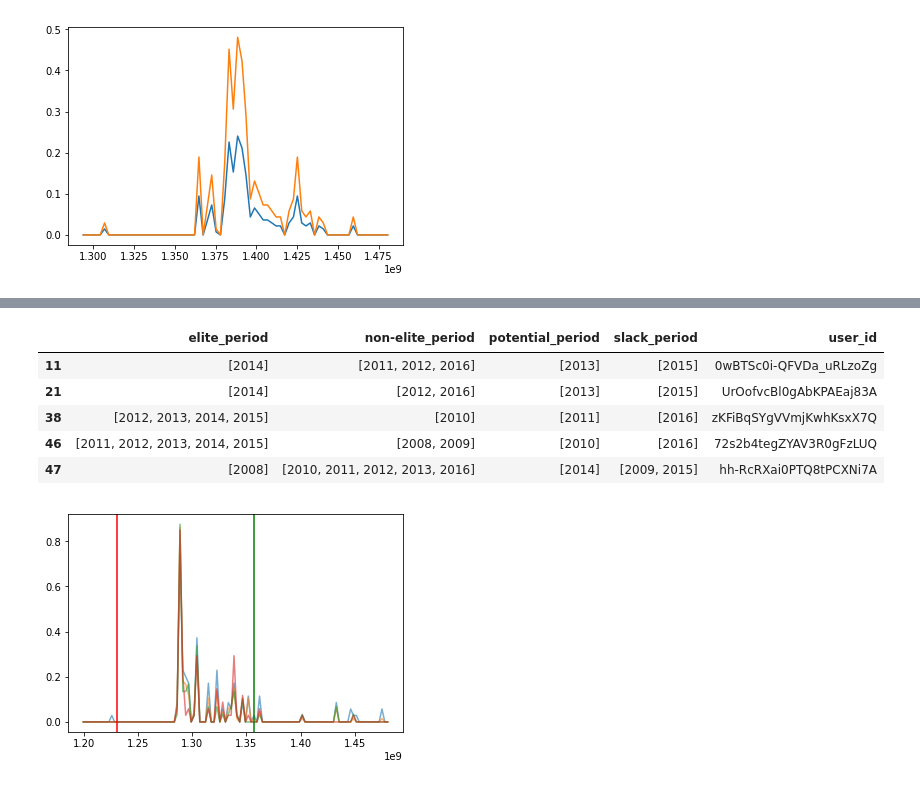
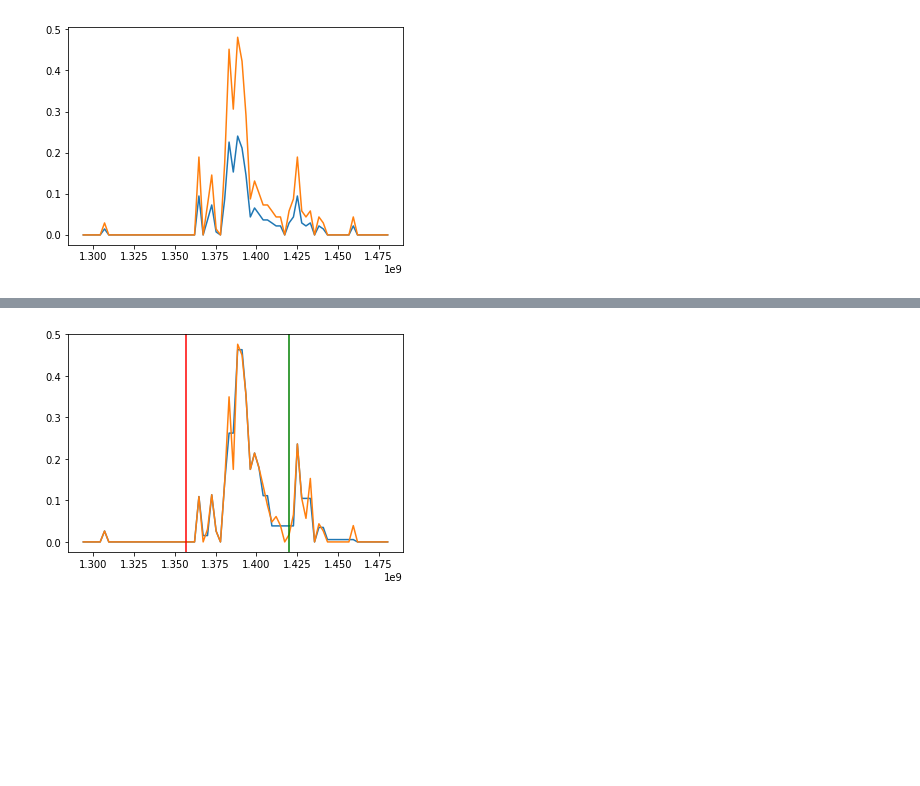
Before and after one commit to CornellDataScience/Yelp, a Jupyter notebook: salt-baes/Kenta/Dynamic_Time_Warping.ipynb, the cells around one changed output, grey strips where cells are left out. Drawn from its saved outputs; the diff is of its cells as text; code cells hidden in the pictures; blank space fills up the shorter version.

Commit message:
time series anomalie detection

```diff
--- a/salt-baes/Kenta/Dynamic_Time_Warping.ipynb
+++ b/salt-baes/Kenta/Dynamic_Time_Warping.ipynb
@@ -514,37 +571,15 @@ for i in slack[0]:
+# %%
+from sklearn.tree import DecisionTreeRegressor
+DTregr = DecisionTreeRegressor(max_depth=5)
+y_dt = DTregr.fit(np.asarray(t).reshape(-1,1), un).predict(np.asarray(t).reshape(-1,1))
 # %%
-def drawGraph(user):
-    t,d,s,a,w,c,u,f,a_w,a_c,a_f,a_u, a_s = plotData(user)
-    t = [int(time.mktime(x.timetuple())) for x in t]
-    dn = np.asarray(d).reshape(-1,1)
-    dn = normalize(dn, axis=0).ravel()
-    un = np.asarray(u).reshape(-1,1)
-    un = normalize(un, axis=0).ravel()
-    fn = np.asarray(f).reshape(-1,1)
-    fn = normalize(fn, axis=0).ravel()
-    cn = np.asarray(c).reshape(-1,1)
-    cn = normalize(cn, axis=0).ravel()
-    plt.close()
-    plt.plot(t,dn, alpha = 0.6)
-    plt.plot(t,un, alpha = 0.6)
-    plt.plot(t,fn, alpha = 0.6)
-    plt.plot(t,cn, alpha = 0.6)
-    potential = sample_data.ix[sample_data['user_id'] == user]['potential_period'].values
-    slack = sample_data.ix[sample_data['user_id'] == user]['slack_period'].values
-    for i in potential[0]:
-        plt.axvline(x = int(time.mktime(datetime.datetime(int(i),1,1).timetuple())), color = 'r')
-    for i in slack[0]:
-        plt.axvline(x = int(time.mktime(datetime.datetime(int(i),1,1).timetuple())), color = 'g')
-    plt.savefig('images/'+ user +'.png')
+plt.plot(t,y_dt)
+plt.plot(t,un)
+potential = sample_data.ix[sample_data['user_id'] == 'OoyQYSeYNyRVOmdO3tsxYA']['potential_period'].values
+slack = sample_data.ix[sample_data['user_id'] == 'OoyQYSeYNyRVOmdO3tsxYA']['slack_period'].values
+for i in potential[0]:
+    plt.axvline(x = int(time.mktime(datetime.datetime(int(i),1,1).timetuple())), color = 'r')
+for i in slack[0]:
+    plt.axvline(x = int(time.mktime(datetime.datetime(int(i),1,1).timetuple())), color = 'g')
+# %% [output]
+[figure, added]
-# %%
-sample_data.head()
-# %% [output]
-|  | elite_period | non-elite_period | potential_period | slack_period | user_id |
-| 11 | [2014] | [2011, 2012, 2016] | [2013] | [2015] | 0wBTSc0i-QFVDa_uRLzoZg |
-| 21 | [2014] | [2012, 2016] | [2013] | [2015] | UrOofvcBl0gAbKPAEaj83A |
-| 38 | [2012, 2013, 2014, 2015] | [2010] | [2011] | [2016] | zKFiBqSYgVVmjKwhKsxX7Q |
-| 46 | [2011, 2012, 2013, 2014, 2015] | [2008, 2009] | [2010] | [2016] | 72s2b4tegZYAV3R0gFzLUQ |
-| 47 | [2008] | [2010, 2011, 2012, 2013, 2016] | [2014] | [2009, 2015] | hh-RcRXai0PTQ8tPCXNi7A |
-# %%
-drawGraph('---1lKK3aKOuomHnwAkAow')
-# %% [output]
-[figure, removed]
```
Also changed, not shown: parts of 50 cells of this notebook, 4 other files.
